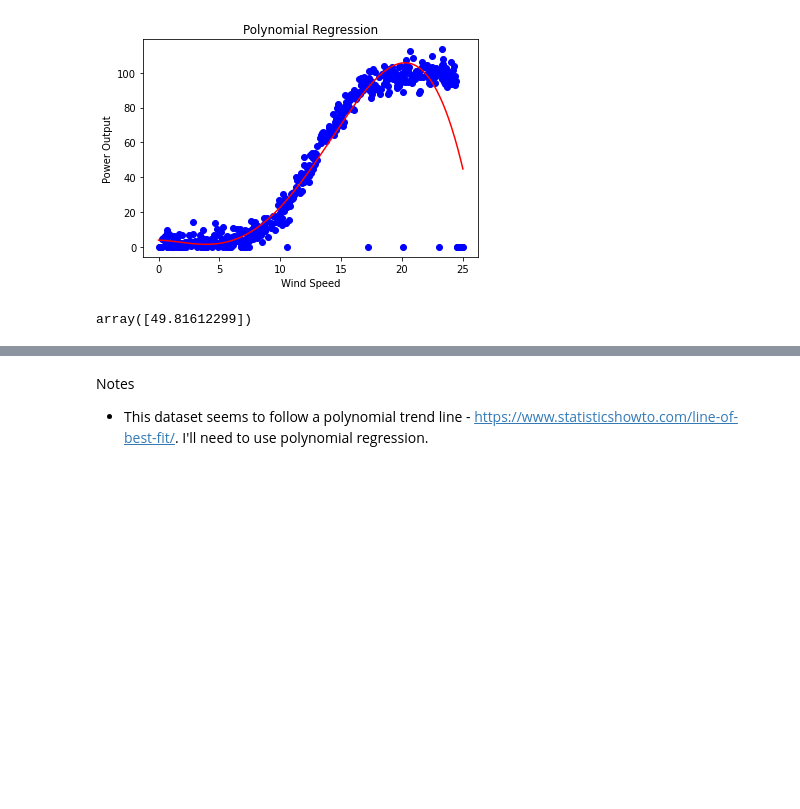
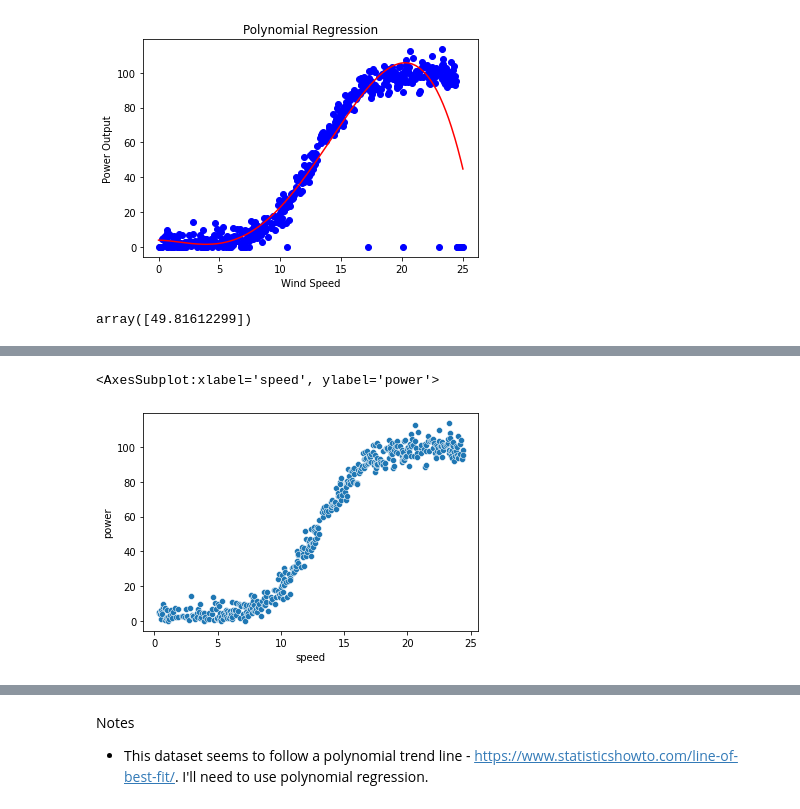
Before and after one commit to OtherBrian/fda-regression_project, a Jupyter notebook: Regression Project.ipynb, the cells around one changed output, grey strips where cells are left out. Drawn from its saved outputs; the diff is of its cells as text; code cells hidden in the pictures; blank space fills up the shorter version.

```diff
--- a/Regression Project.ipynb
+++ b/Regression Project.ipynb
@@ -264,0 +258,12 @@ array([49.81612299])
+# %%
+no_zero_df = pd.read_csv('turbine_output.csv')
+no_zero_df = no_zero_df.loc[no_zero_df['power'] > 0]
+
+no_zero_x = no_zero_df['speed']
+no_zero_y = no_zero_df['power']
+# %%
+ax = sns.scatterplot(x = no_zero_x, y = no_zero_y)
+ax
+# %% [output]
+<AxesSubplot:xlabel='speed', ylabel='power'>
+[figure, added]
```
Also changed, not shown: parts of 7 cells of this notebook.
